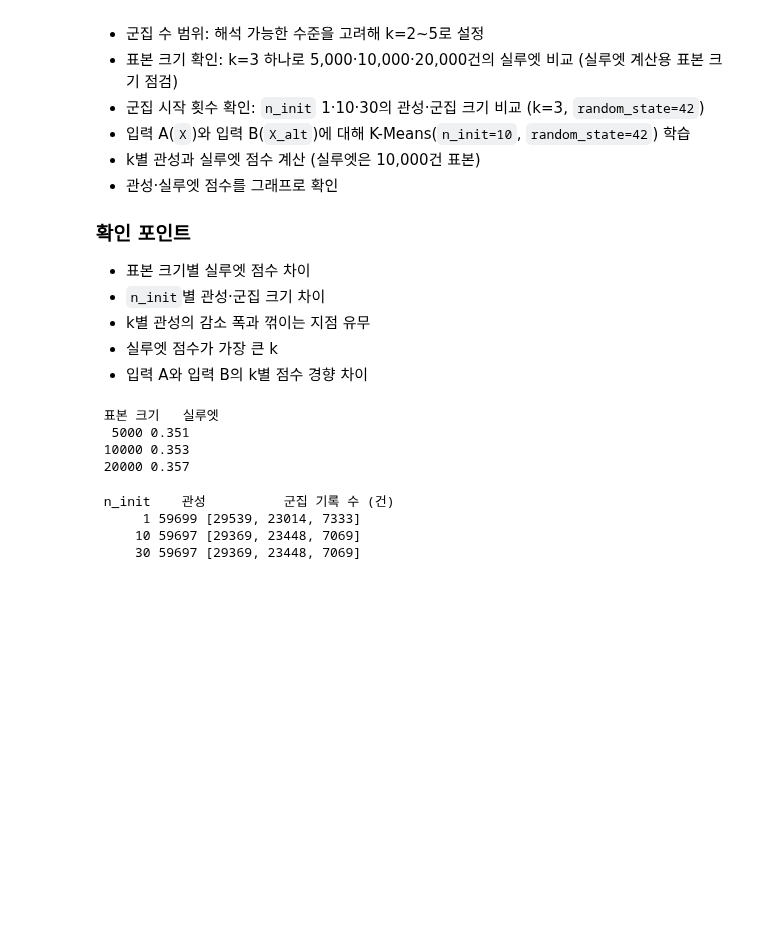
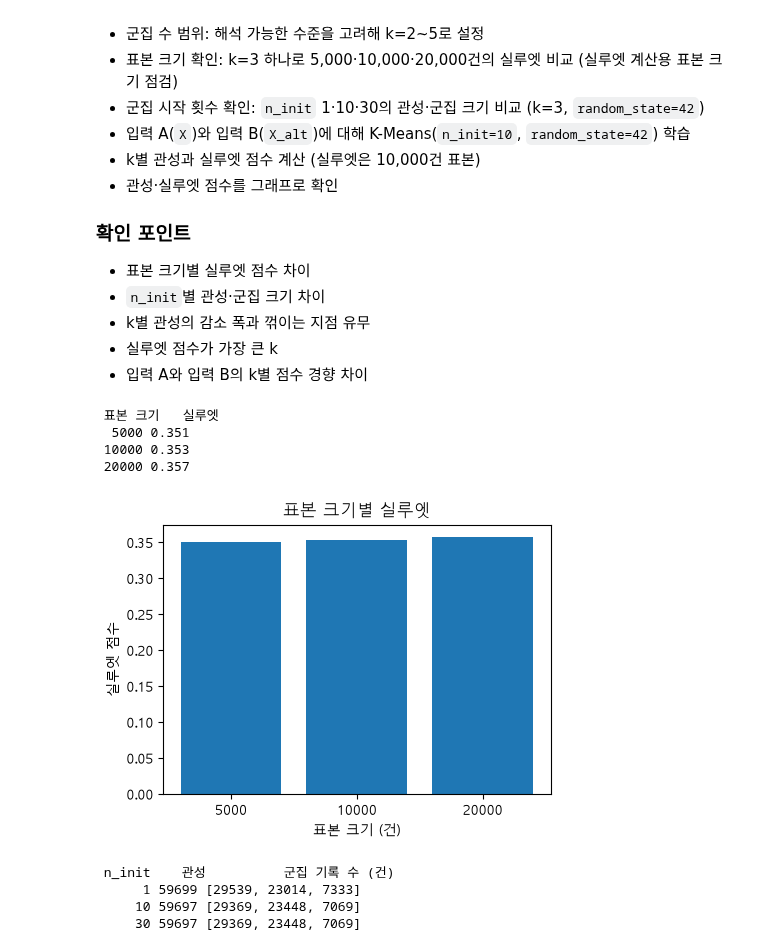
Before and after one commit to Jenny5789/hyrox-analysis, a Jupyter notebook: notebooks/03_clustering.ipynb, the cells around one changed output. Saved outputs shown, nothing was run; the diff lists cells and outputs as text; code cells hidden in the pictures; blank space fills up the shorter version.

```diff
--- a/notebooks/03_clustering.ipynb
+++ b/notebooks/03_clustering.ipynb
@@ -224,6 +237,15 @@ print(pd.DataFrame(rows).to_string(index=False))
   5000 0.351
  10000 0.353
  20000 0.357
+# %%
+plt.figure(figsize=(5, 3.5))
+plt.bar([str(r["표본 크기"]) for r in rows], [r["실루엣"] for r in rows])
+plt.xlabel("표본 크기 (건)")
+plt.ylabel("실루엣 점수")
+plt.title("표본 크기별 실루엣")
+plt.show()
+# %% [output]
+[figure, added]
 # %%
 rows = []
 for n in [1, 10, 30]:
```
Also changed, not shown: parts of 3 cells of this notebook.
